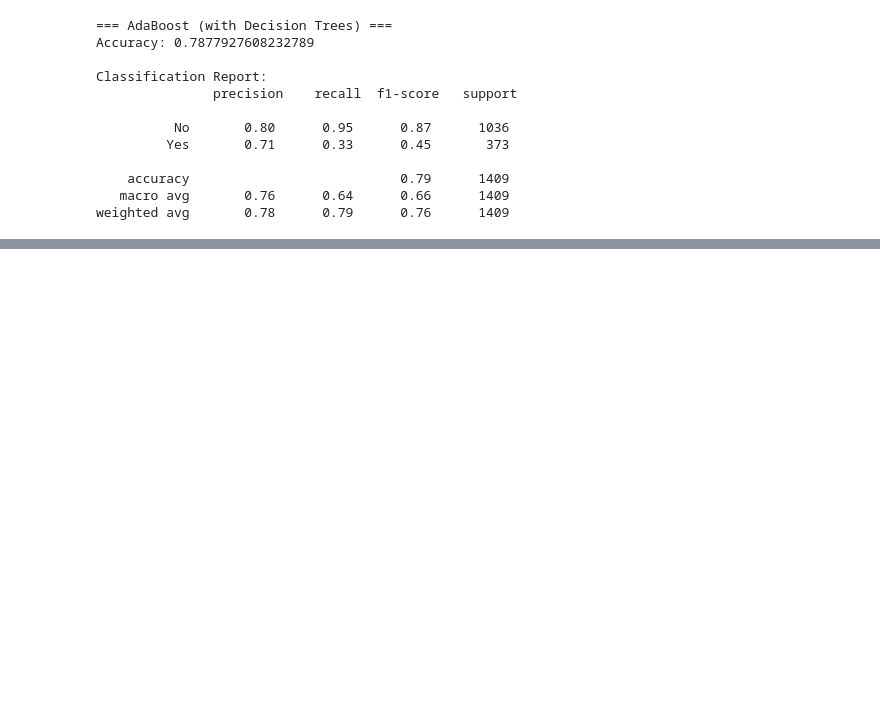
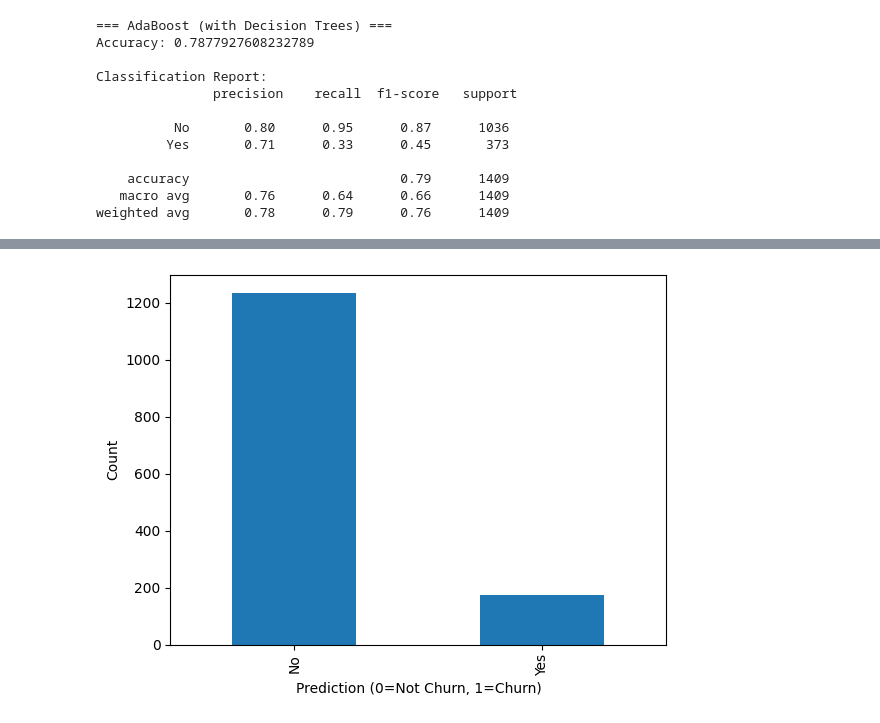
Before and after one commit to vivek41-glitch/customer_churn, a Jupyter notebook: customer_churn.ipynb, the cells around one changed output, grey strips where cells are left out. Cells and saved outputs as stored; diff of their text form; code cells hidden in the pictures; blank space fills up the shorter version.

```diff
--- a/customer_churn.ipynb
+++ b/customer_churn.ipynb
@@ -270,0 +285,9 @@ Prediction: Yes (0 = Not Churn, 1 = Churn)
+# %%
+import pandas as pd
+
+pd.Series(y_pred).value_counts().plot(kind='bar')
+plt.xlabel("Prediction (0=Not Churn, 1=Churn)")
+plt.ylabel("Count")
+plt.show()
+# %% [output]
+[figure, added]
```
Also changed, not shown: parts of 6 cells of this notebook.
